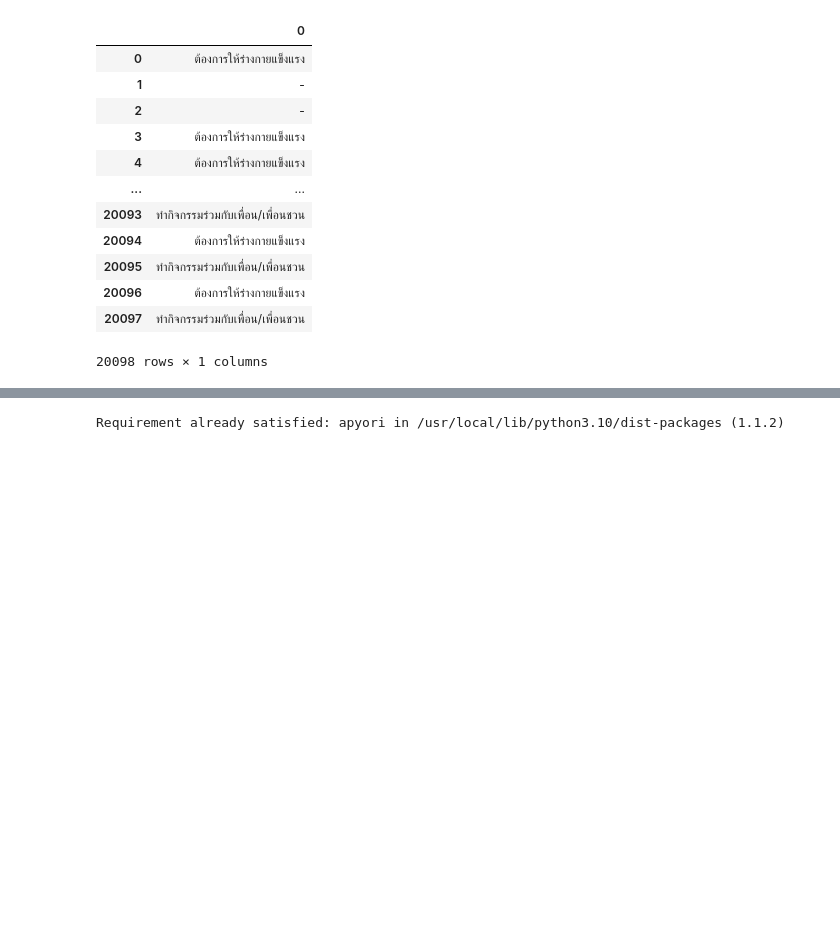
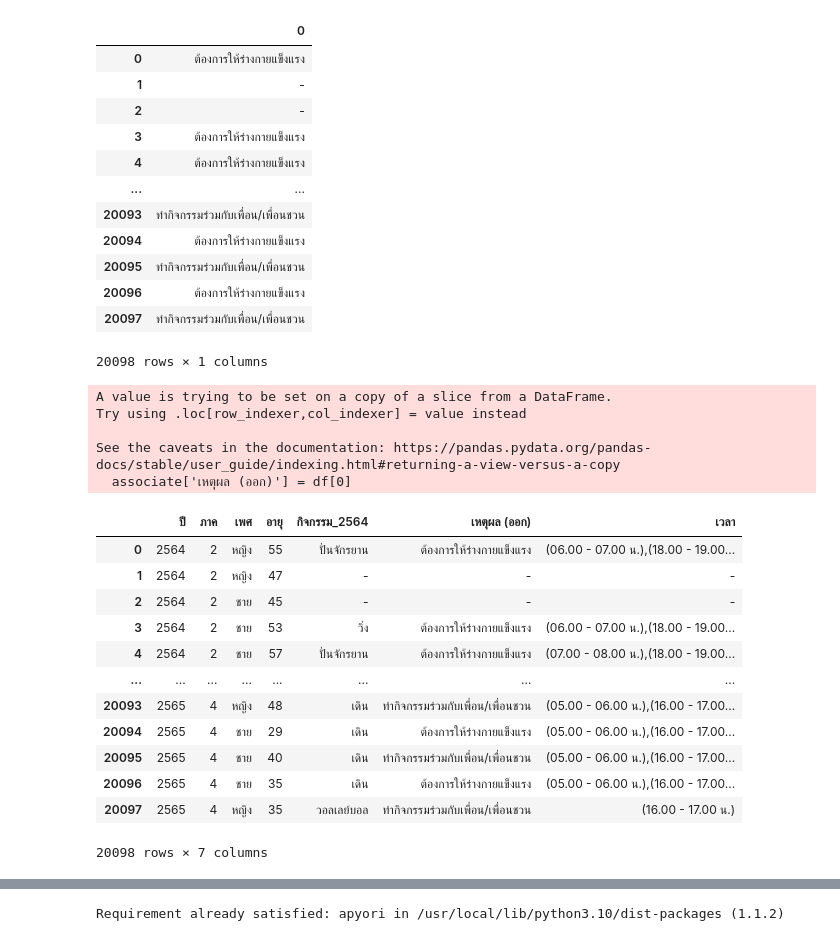
Before and after one commit to KorrawanOu/BSC_DPDM23, a Jupyter notebook: ex.ipynb, the cells around one changed output, grey strips where cells are left out. Cells and saved outputs as stored; diff of their text form; code cells hidden in the pictures; blank space fills up the shorter version.

```diff
--- a/ex.ipynb
+++ b/ex.ipynb
@@ -678,4 +582,26 @@ df
 | 20096 | ต้องการให้ร่างกายแข็งแรง |
 | 20097 | ทำกิจกรรมร่วมกับเพื่อน/เพื่อนชวน |
 20098 rows × 1 columns
+# %%
+associate['เหตุผล (ออก)'] = df[0]
+associate
+# %% [output]
+A value is trying to be set on a copy of a slice from a DataFrame.
+Try using .loc[row_indexer,col_indexer] = value instead
+
+See the caveats in the documentation: https://pandas.pydata.org/pandas-docs/stable/user_guide/indexing.html#returning-a-view-versus-a-copy
+  associate['เหตุผล (ออก)'] = df[0]
+|  | ปี | ภาค | เพศ | อายุ | กิจกรรม_2564 | เหตุผล (ออก) | เวลา |
+| 0 | 2564 | 2 | หญิง | 55 | ปั่นจักรยาน | ต้องการให้ร่างกายแข็งแรง | (06.00 - 07.00 น.),(18.00 - 19.00... |
+| 1 | 2564 | 2 | หญิง | 47 | - | - | - |
+| 2 | 2564 | 2 | ชาย | 45 | - | - | - |
+| 3 | 2564 | 2 | ชาย | 53 | วิ่ง | ต้องการให้ร่างกายแข็งแรง | (06.00 - 07.00 น.),(18.00 - 19.00... |
+| 4 | 2564 | 2 | ชาย | 57 | ปั่นจักรยาน | ต้องการให้ร่างกายแข็งแรง | (07.00 - 08.00 น.),(18.00 - 19.00... |
+| ... | ... | ... | ... | ... | ... | ... | ... |
+| 20093 | 2565 | 4 | หญิง | 48 | เดิน | ทำกิจกรรมร่วมกับเพื่อน/เพื่อนชวน | (05.00 - 06.00 น.),(16.00 - 17.00... |
+| 20094 | 2565 | 4 | ชาย | 29 | เดิน | ต้องการให้ร่างกายแข็งแรง | (05.00 - 06.00 น.),(16.00 - 17.00... |
+| 20095 | 2565 | 4 | ชาย | 40 | เดิน | ทำกิจกรรมร่วมกับเพื่อน/เพื่อนชวน | (05.00 - 06.00 น.),(16.00 - 17.00... |
+| 20096 | 2565 | 4 | ชาย | 35 | เดิน | ต้องการให้ร่างกายแข็งแรง | (05.00 - 06.00 น.),(16.00 - 17.00... |
+| 20097 | 2565 | 4 | หญิง | 35 | วอลเลย์บอล | ทำกิจกรรมร่วมกับเพื่อน/เพื่อนชวน | (16.00 - 17.00 น.) |
+20098 rows × 7 columns
 # %%
```
Also changed, not shown: parts of 59 cells of this notebook.
